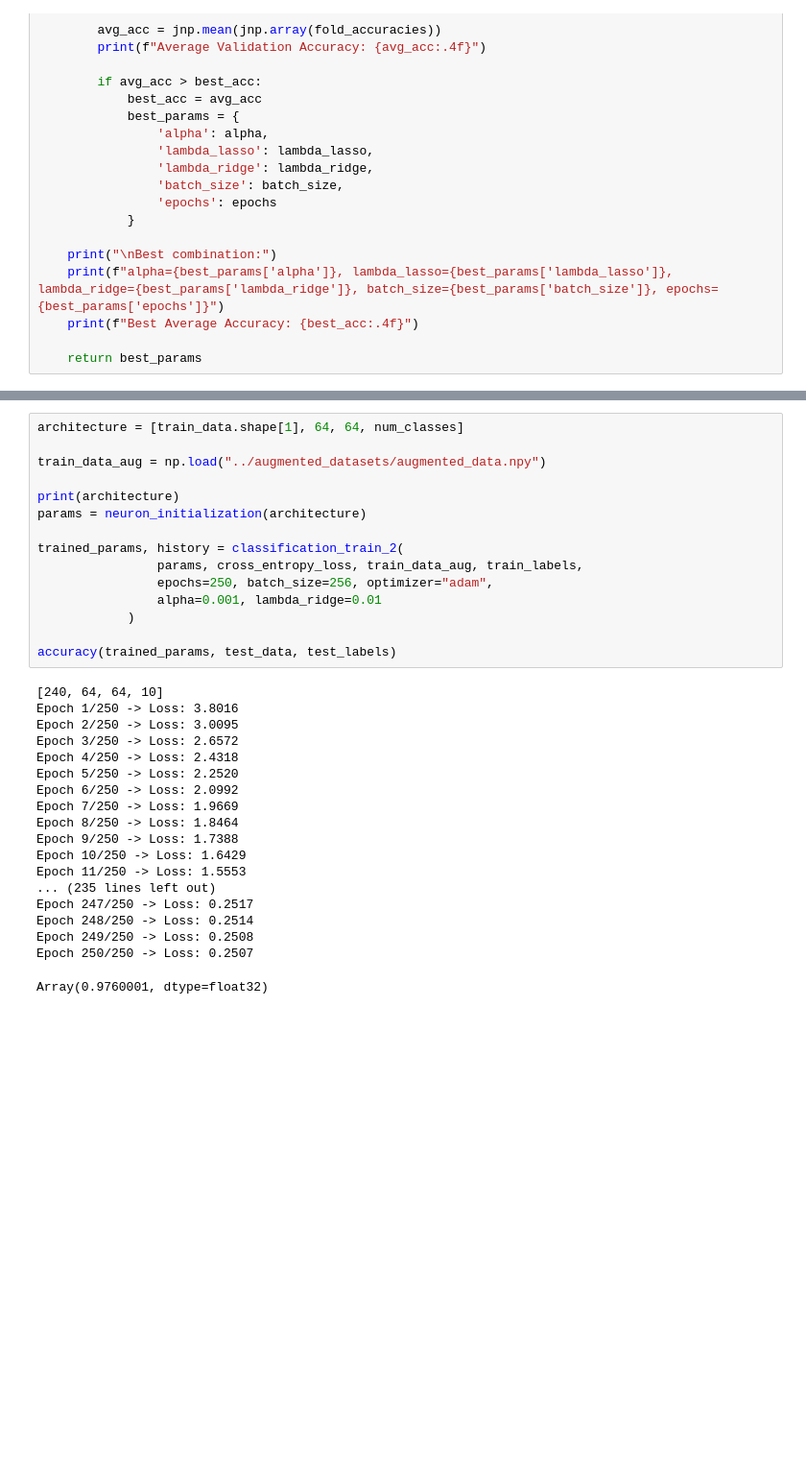
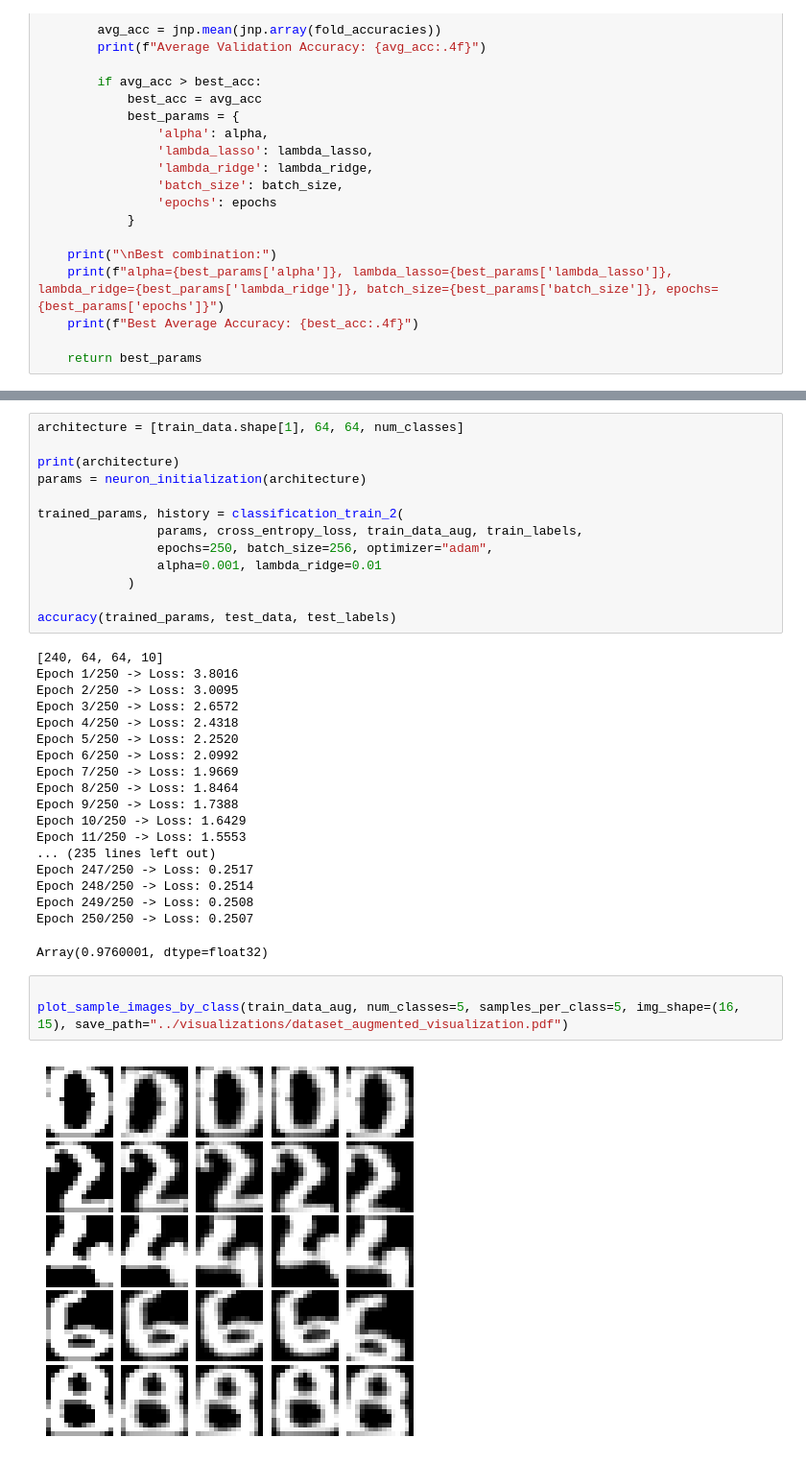
Before and after one commit to kevindemann/MachineLearningProject, a Jupyter notebook: src/testing.ipynb, the cells around one changed output, grey strips where cells are left out. Shown at 96% size. Drawn from its saved outputs; the diff is of its cells as text; blank space fills up the shorter version.

```diff
--- a/src/testing.ipynb
+++ b/src/testing.ipynb
@@ -338,7 +347,5 @@ best_params = hyperparameter_search(params, architecture, train_data_aug, train_
 # %%
 architecture = [train_data.shape[1], 64, 64, num_classes]
-
-train_data_aug = np.load("../augmented_datasets/augmented_data.npy")
 
 print(architecture)
 params = neuron_initialization(architecture)
@@ -369,3 +376,8 @@ Epoch 248/250 -> Loss: 0.2514
 Epoch 249/250 -> Loss: 0.2508
 Epoch 250/250 -> Loss: 0.2507
 Array(0.9760001, dtype=float32)
+# %%
+
+plot_sample_images_by_class(train_data_aug, num_classes=5, samples_per_class=5, img_shape=(16, 15), save_path="../visualizations/dataset_augmented_visualization.pdf")
+# %% [output]
+[figure, added]
```
Also changed, not shown: parts of 5 cells of this notebook, 5 other files.
